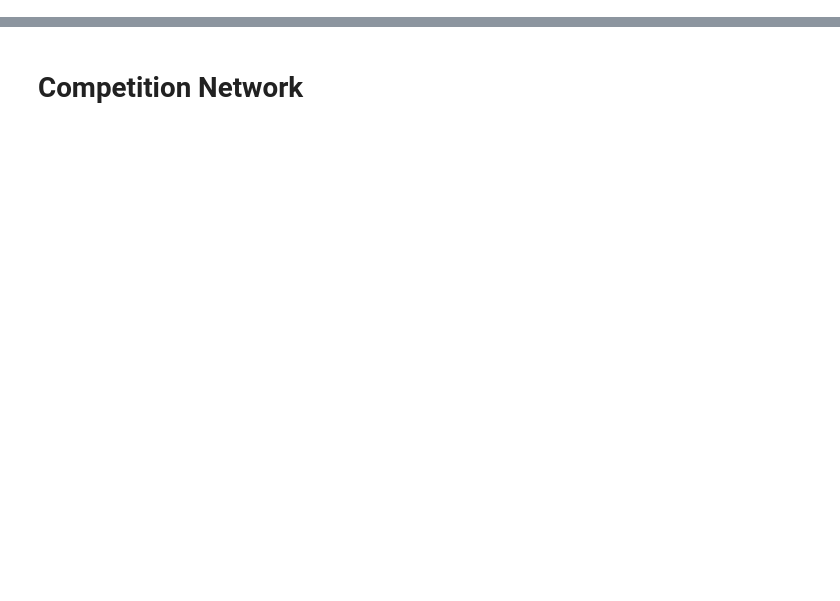
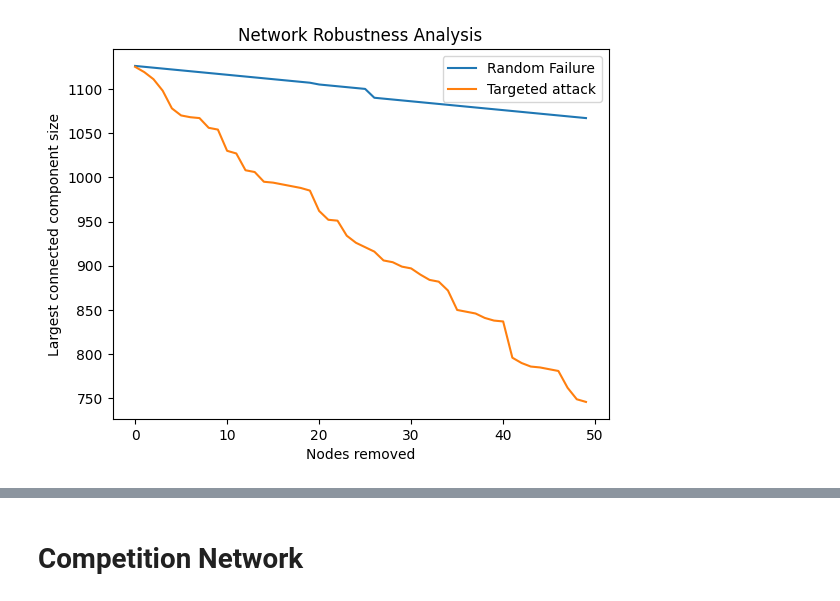
Before and after one commit to sarmijavier/complex_network_project_mouse_and_human_gut_microbiota, a Jupyter notebook: competition_network.ipynb, the cells around one changed output, grey strips where cells are left out. Drawn from its saved outputs; the diff is of its cells as text; code cells hidden in the pictures; blank space fills up the shorter version.

```diff
--- a/competition_network.ipynb
+++ b/competition_network.ipynb
@@ -573,0 +700,16 @@ plt.show()
+# %%
+all_nodes = list(B.nodes())
+# %%
+random_results = attack_simulation(
+    B,
+    all_nodes,
+    strategy="random",
+    steps=50
+)
+# %%
+targeted_results = attack_simulation(
+    B,
+    all_nodes,
+    strategy="degree",
+    steps=50
+)
@@ -573,0 +755,17 @@ plt.show()
+# %%
+plt.figure()
+
+plt.plot(random_results["step"], random_results["LCC"],
+         label="Random Failure")
+
+plt.plot(targeted_results["step"], targeted_results["LCC"],
+         label="Targeted attack")
+
+plt.xlabel("Nodes removed")
+plt.ylabel("Largest connected component size")
+plt.title("Network Robustness Analysis")
+
+plt.legend()
+plt.show()
+# %% [output]
+[figure, added]
```
Also changed, not shown: parts of 81 cells of this notebook.
